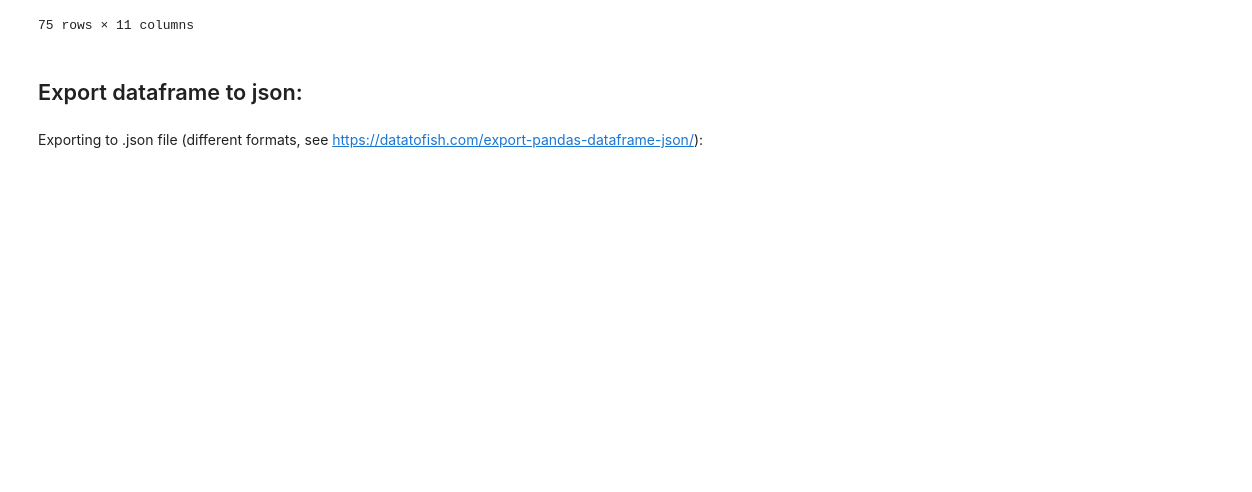
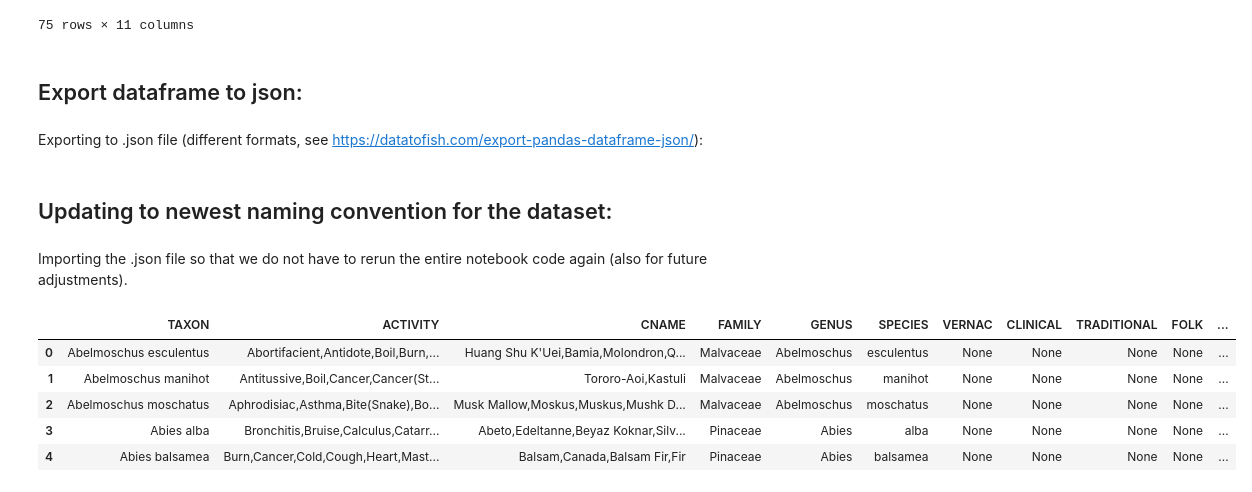
Before and after one commit to TechLabs-Berlin/wt23-naturdoc, a Jupyter notebook: ds/notebooks/data_enrichment.ipynb, the cells around one changed output. Cells and saved outputs as stored; diff of their text form; code cells hidden in the pictures; blank space fills up the shorter version.

```diff
--- a/ds/notebooks/data_enrichment.ipynb
+++ b/ds/notebooks/data_enrichment.ipynb
@@ -953,3 +953,17 @@ temp_df.loc[:, ["TAXON", "ACTIVITY", "CNAME", "VERNAC", "CLINICAL", "TRADITIONAL
 Exporting to .json file (different formats, see https://datatofish.com/export-pandas-dataframe-json/):
 # %%
 rich_duke_df.to_json(r"../output/remedies.json", orient = "records")
+# %% [markdown]
+## Updating to newest naming convention for the dataset:
+# %% [markdown]
+Importing the .json file so that we do not have to rerun the entire notebook code again (also for future adjustments).
+# %%
+rich_duke_df = pd.read_json("../output/remedies.json")
+rich_duke_df.head()
+# %% [output]
+|  | TAXON | ACTIVITY | CNAME | FAMILY | GENUS | SPECIES | VERNAC | CLINICAL | TRADITIONAL | FOLK | ... |
+| 0 | Abelmoschus esculentus | Abortifacient,Antidote,Boil,Burn,... | Huang Shu K'Uei,Bamia,Molondron,Q... | Malvaceae | Abelmoschus | esculentus | None | None | None | None | ... |
+| 1 | Abelmoschus manihot | Antitussive,Boil,Cancer,Cancer(St... | Tororo-Aoi,Kastuli | Malvaceae | Abelmoschus | manihot | None | None | None | None | ... |
+| 2 | Abelmoschus moschatus | Aphrodisiac,Asthma,Bite(Snake),Bo... | Musk Mallow,Moskus,Muskus,Mushk D... | Malvaceae | Abelmoschus | moschatus | None | None | None | None | ... |
+| 3 | Abies alba | Bronchitis,Bruise,Calculus,Catarr... | Abeto,Edeltanne,Beyaz Koknar,Silv... | Pinaceae | Abies | alba | None | None | None | None | ... |
+| 4 | Abies balsamea | Burn,Cancer,Cold,Cough,Heart,Mast... | Balsam,Canada,Balsam Fir,Fir | Pinaceae | Abies | balsamea | None | None | None | None | ... |
```
Also changed, not shown: parts of 11 cells of this notebook, 1 other file.
